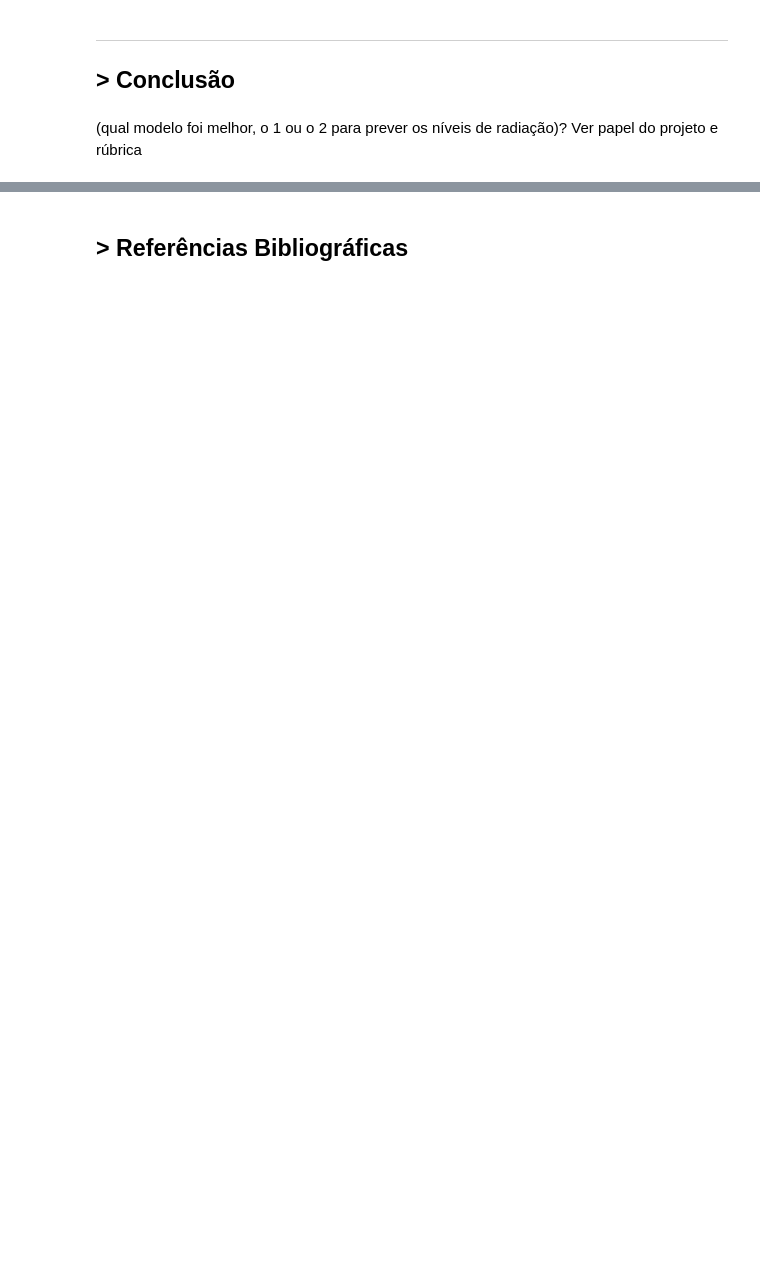
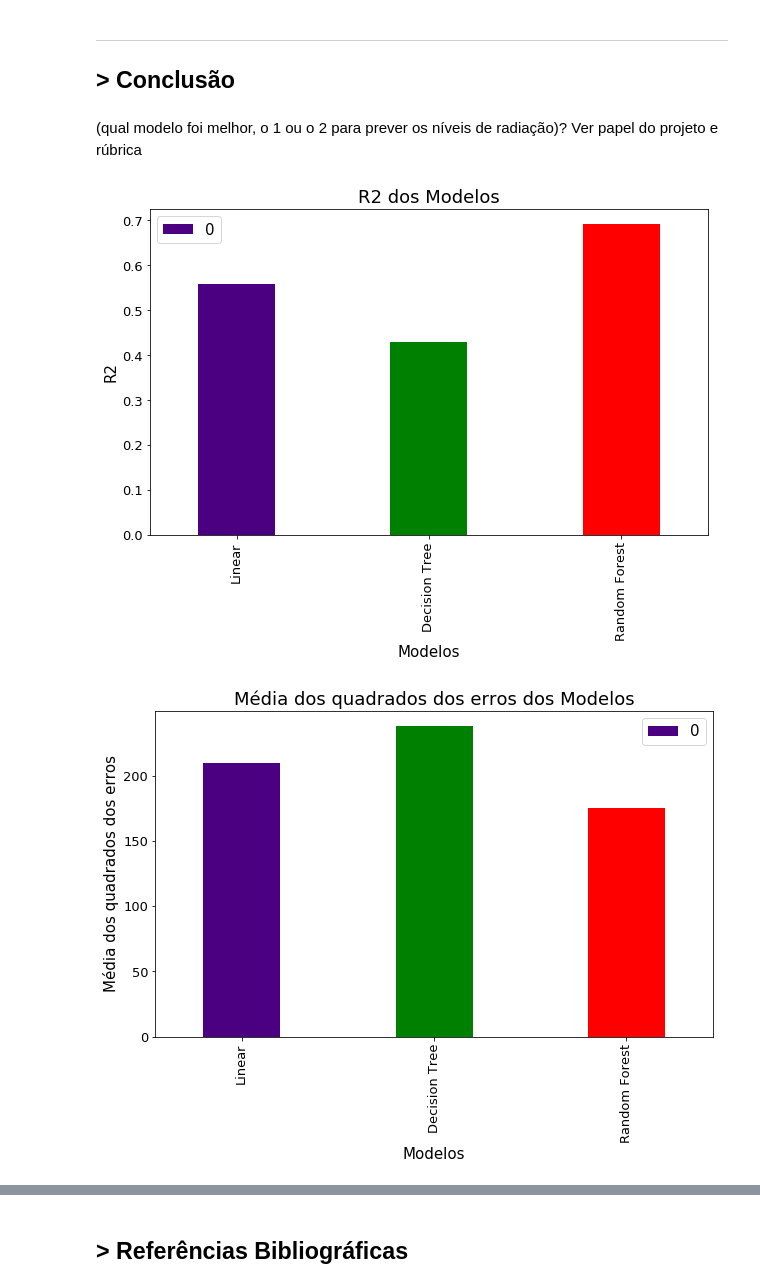
Before and after one commit to GustavoG-bot/projeto2data, a Jupyter notebook: projeto2.ipynb, the cells around one changed output, grey strips where cells are left out. Saved outputs shown, nothing was run; the diff lists cells and outputs as text; code cells hidden in the pictures; blank space fills up the shorter version.

```diff
--- a/projeto2.ipynb
+++ b/projeto2.ipynb
@@ -566,0 +533,13 @@ stats.probplot(results3.resid, dist='norm', plot=plt);
+# %%
+#Criando o classificador
+dt = DecisionTreeRegressor()
+
+#Treinando o modelo
+dt = dt.fit(X_train, y_train)
+# %%
+dt_pred = dt.predict(X_test)
+# %%
+r2_dt = r2_score(y_test, dt_pred)
+mean_sq_dt = mean_squared_error(y_test, dt_pred)**(1/2)
+mean_ab_dt = mean_absolute_error(y_test, dt_pred)
+r2_dt, mean_sq_dt, mean_ab_dt
@@ -589,5 +570,8 @@ RandomForestRegressor(bootstrap=True, criterion='mse', max_depth=None,
 previsao = rf.predict(X_test)
 
 #Validação
-r2_score(y_test, previsao),mean_squared_error(y_test, previsao)**(1/2), mean_absolute_error(y_test, previsao)
+r2_rf = r2_score(y_test, previsao)
+mean_sq_rf = mean_squared_error(y_test, previsao)**(1/2)
+mean_ab_rf = mean_absolute_error(y_test, previsao)
+r2_rf, mean_sq_rf, mean_ab_rf
 # %% [output]
@@ -602,3 +584,42 @@ ___
 ## > Conclusão
 # %% [markdown]
 (qual modelo foi melhor, o 1 ou o 2 para prever os níveis de radiação)? Ver papel do projeto e rúbrica
+# %%
+#R2 dos 3 modelos
+lista_r2 = [r2_linear, r2_dt, r2_rf]
+lista_mean_sq = [mean_sq_linear, mean_sq_dt, mean_sq_rf]
+lista_mean_ab = [mean_ab_linear, mean_ab_dt, mean_ab_rf]
+
+
+df_r2 = pd.DataFrame (lista_r2)
+bars = ('Linear', 'Decision Tree', 'Random Forest')
+y_pos = np.arange(len(bars))
+df_r2.plot(kind='bar', figsize=(10,6), color=("indigo","green","red"), fontsize=13, width=0.4)
+plt.title("R2 dos Modelos")
+plt.xlabel("Modelos")
+plt.xticks(y_pos, bars)
+plt.ylabel("R2")
+plt.show()
+
+df_mean_sq = pd.DataFrame (lista_mean_sq)
+bars = ('Linear', 'Decision Tree', 'Random Forest')
+y_pos = np.arange(len(bars))
+df_mean_sq.plot(kind='bar', figsize=(10,6), color=("indigo","green","red"), fontsize=13, width=0.4)
+plt.title("Média dos quadrados dos erros dos Modelos")
+plt.xlabel("Modelos")
+plt.xticks(y_pos, bars)
+plt.ylabel("Média dos quadrados dos erros")
+plt.show()
+
+df_mean_ab = pd.DataFrame (lista_mean_ab)
+bars = ('Linear', 'Decision Tree', 'Random Forest')
+y_pos = np.arange(len(bars))
+df_mean_ab.plot(kind='bar', figsize=(10,6), color=("indigo","green","red"), fontsize=13, width=0.4)
+plt.title("Média absoluta dos erros dos Modelos")
+plt.xlabel("Modelos")
+plt.xticks(y_pos, bars)
+plt.ylabel("Média absoluta dos erros")
+plt.show()
+# %% [output]
+[figure, added]
+[figure, added]
```
Also changed, not shown: parts of 14 cells of this notebook.
